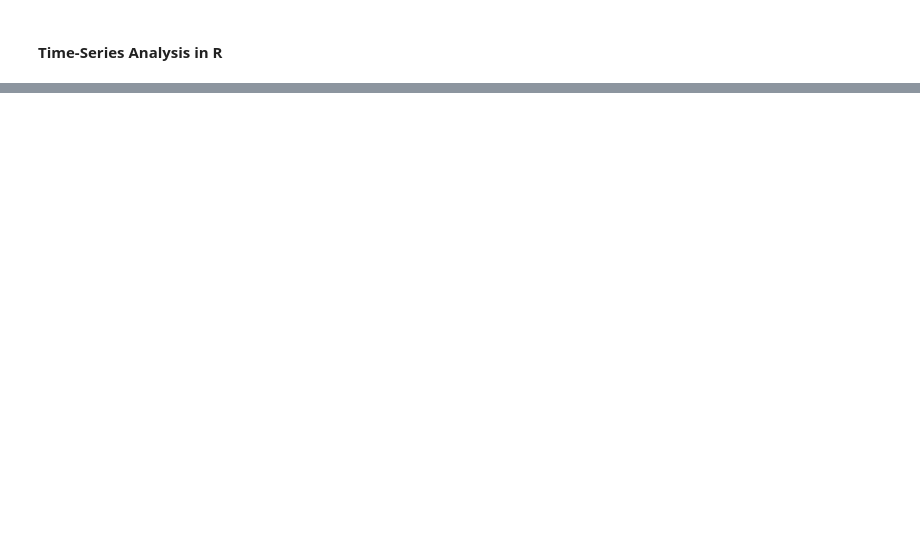
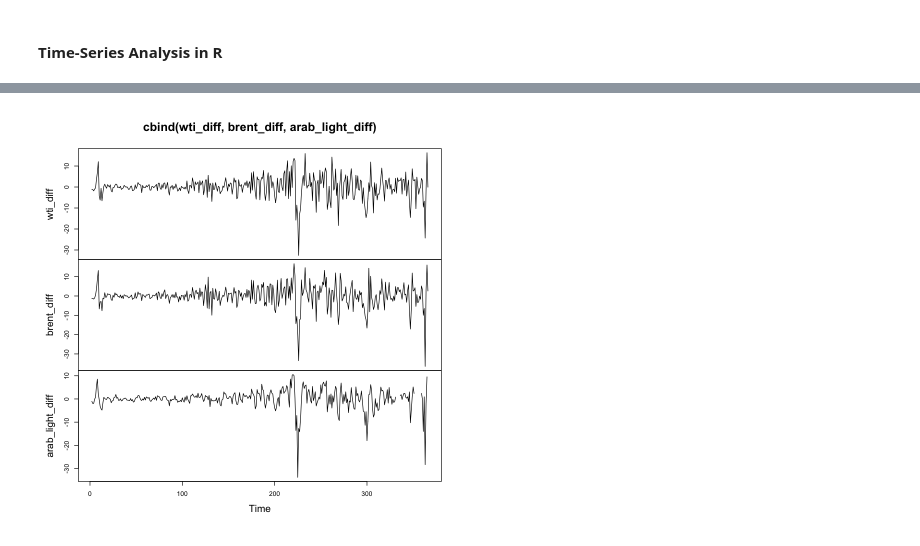
Before and after one commit to OlegRyzhkov2020/oil-project, a Jupyter notebook: analysis_in_R/quandl_oil.ipynb, the cells around one changed output, grey strips where cells are left out. Drawn from its saved outputs; the diff is of its cells as text; code cells hidden in the pictures; blank space fills up the shorter version.

```diff
--- a/analysis_in_R/quandl_oil.ipynb
+++ b/analysis_in_R/quandl_oil.ipynb
@@ -285,0 +309,19 @@ A data.frame: 3 × 5
+# %%
+# Create Time Series Objects per each Oil Type
+wti_ts <- as.ts(oil_data$WTI)
+brent_ts <- as.ts(oil_data$BRENT)
+arab_light_ts <- as.ts(oil_data$ARAB_LIGHT)
+# %%
+# Generate the first difference of oil_data_ts
+wti_diff <- diff(wti_ts)
+brent_diff <- diff(brent_ts)
+arab_light_diff <- diff(arab_light_ts)
+
+# Plot dz
+plot.ts(cbind(wti_diff,brent_diff, arab_light_diff))
+# par(mfrow=c(1,3))
+# ts.plot(wti_diff)
+# ts.plot(brent_diff)
+# ts.plot(arab_light_diff)
+# %% [output]
+[figure, added]
```
Also changed, not shown: parts of 31 cells of this notebook.
